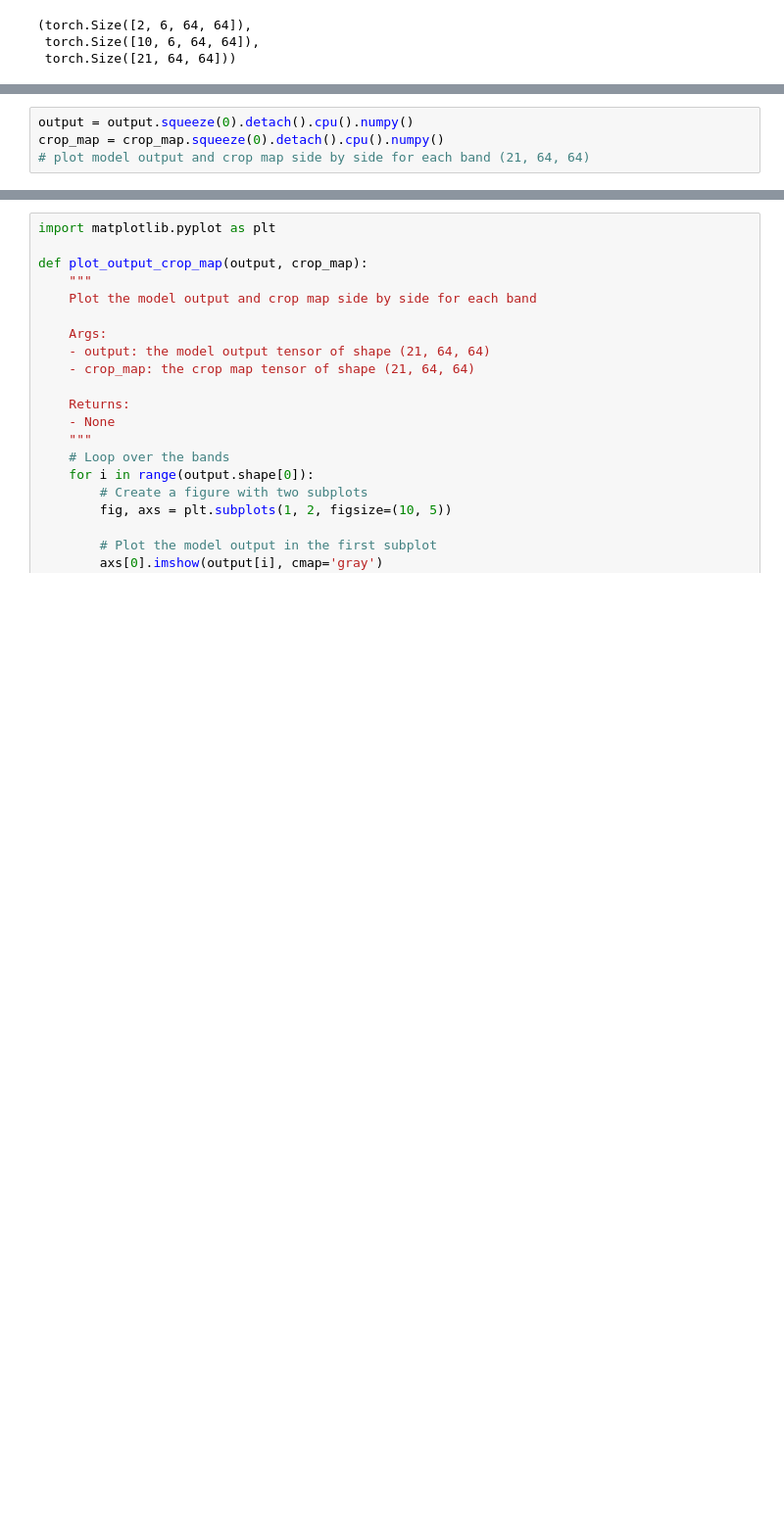
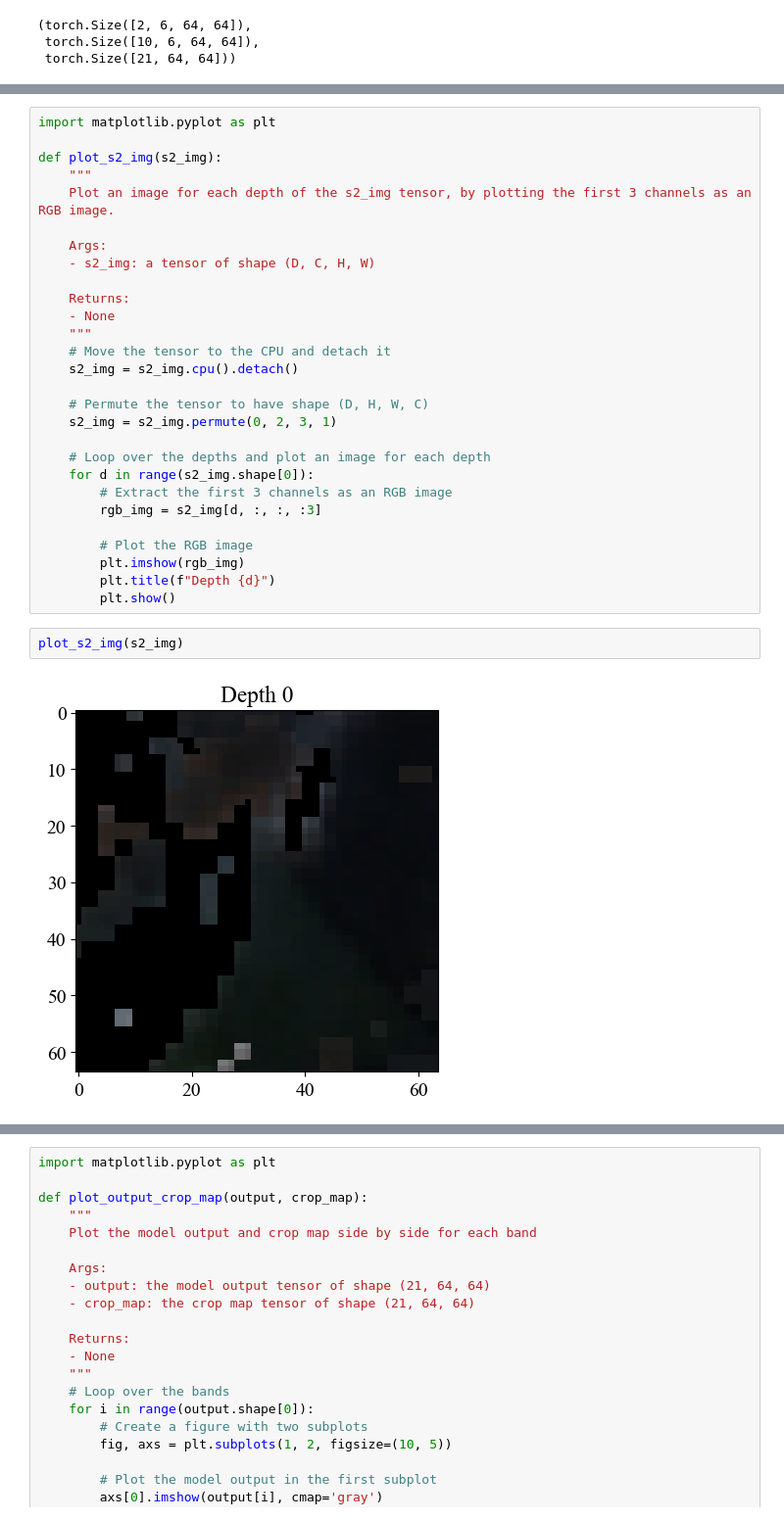
Before and after one commit to moienr/CropMapping, a Jupyter notebook: train.ipynb, the cells around one changed output, grey strips where cells are left out. Shown: that part at 98% size. Cells and saved outputs as stored; diff of their text form; blank space fills up the shorter version.

```diff
--- a/train.ipynb
+++ b/train.ipynb
@@ -205,4 +273,32 @@ torch.Size([1, 21, 64, 64])
-# %%
-output = output.squeeze(0).detach().cpu().numpy()
-crop_map = crop_map.squeeze(0).detach().cpu().numpy()
-# plot model output and crop map side by side for each band (21, 64, 64)
+# %%
+import matplotlib.pyplot as plt
+
+def plot_s2_img(s2_img):
+    """
+    Plot an image for each depth of the s2_img tensor, by plotting the first 3 channels as an RGB image.
+
+    Args:
+    - s2_img: a tensor of shape (D, C, H, W)
+
+    Returns:
+    - None
+    """
+    # Move the tensor to the CPU and detach it
+    s2_img = s2_img.cpu().detach()
+
+    # Permute the tensor to have shape (D, H, W, C)
+    s2_img = s2_img.permute(0, 2, 3, 1)
+
+    # Loop over the depths and plot an image for each depth
+    for d in range(s2_img.shape[0]):
+        # Extract the first 3 channels as an RGB image
+        rgb_img = s2_img[d, :, :, :3]
+
+        # Plot the RGB image
+        plt.imshow(rgb_img)
+        plt.title(f"Depth {d}")
+        plt.show()
+# %%
+plot_s2_img(s2_img)
+# %% [output]
+[figure, added]
```
Also changed, not shown: parts of 18 cells of this notebook, 1 other file.
